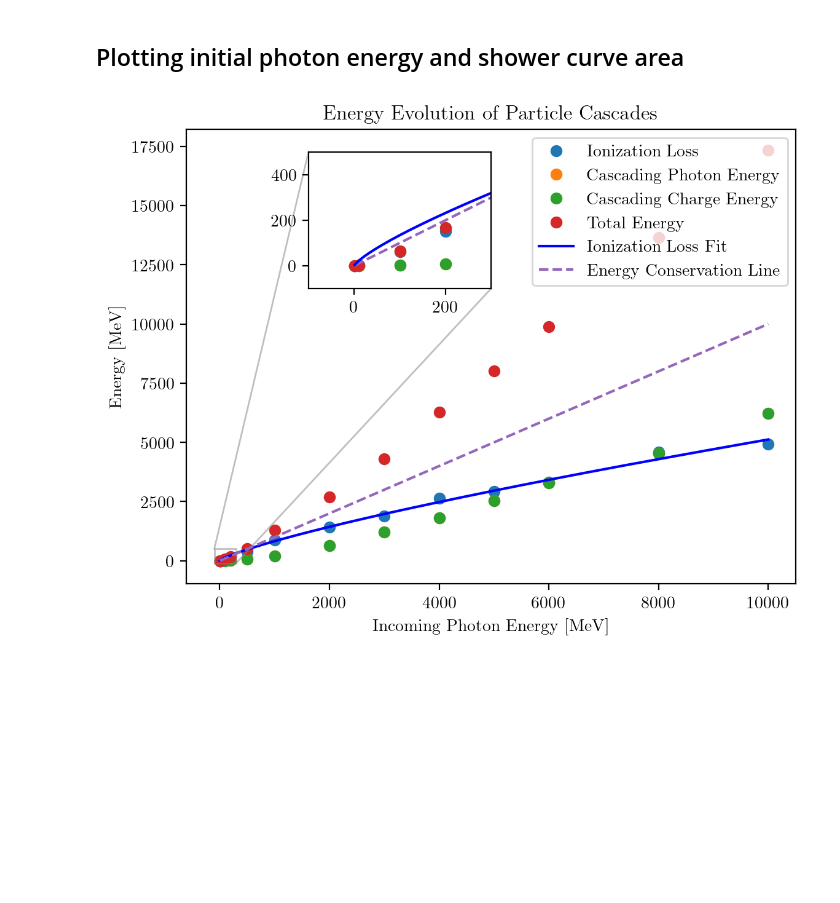
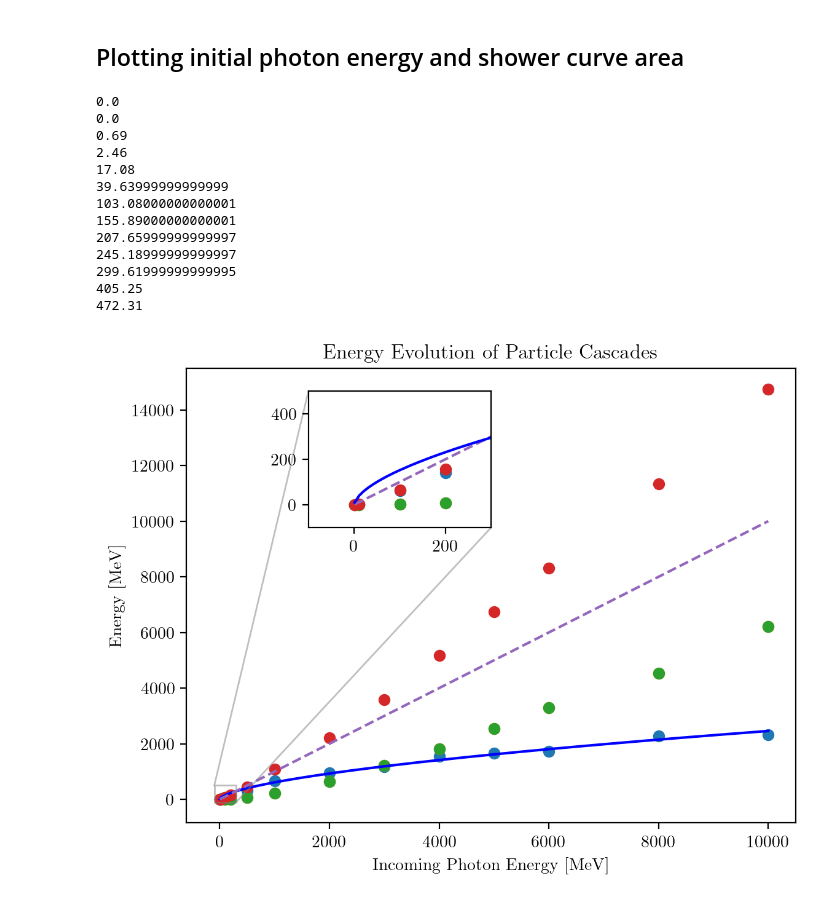
Before and after one commit to mattketk/particle-cascade, a Jupyter notebook: notebooks/ParticleCascade.ipynb, the cells around one changed output. Cells and saved outputs as stored; diff of their text form; code cells hidden in the pictures; blank space fills up the shorter version.

```diff
--- a/notebooks/ParticleCascade.ipynb
+++ b/notebooks/ParticleCascade.ipynb
@@ -310,7 +310,19 @@ for e in incoming_energies:
     bin_counts, bin_edges = np.histogram(total_charged['Depth (g/cm2)'], bins=100)
     bin_counts = np.divide(bin_counts, n_trials)
     bin_centers = (bin_edges[1:] + bin_edges[:-1])/2
-    shower_areas.append(ion_loss_rate * np.trapz(bin_counts, bin_centers))
+    # integrate shower curve inside the block of lead
+    in_mat_counts = bin_counts[bin_centers < mat_radiation_length]
+    in_mat_centers = bin_centers[bin_centers < mat_radiation_length]
+    in_mat_contribution = ion_loss_rate * np.trapz(in_mat_counts, in_mat_centers)
+
+    # add ionization contributions from particles that left
+    # the block of lead
+    escaped_counts = bin_counts[bin_centers >= mat_radiation_length].sum()
+    print(escaped_counts)
+    escaped_contribution = ion_loss_rate * mat_radiation_length * escaped_counts
+    shower_areas.append(in_mat_contribution)
+
+    # shower_areas.append(ion_loss_rate * np.trapz(bin_counts, bin_centers))
 
     remaining_charges = total_charged.to_numpy()
     remaining_charges = remaining_charges[remaining_charges[:, 2] > 0, 0]
@@ -336,32 +348,45 @@ results = inc_model.fit(y, params, x=x)
 x_fit = np.linspace(
     incoming_energies.min(),
     incoming_energies.max(),
     1000
 )
 
 fig, ax = plt.subplots(dpi=200)
 ax.plot(incoming_energies, shower_areas, 'o', label='Ionization Loss')
 ax.plot(incoming_energies, photon_energies, 'o', label='Cascading Photon Energy')
 ax.plot(incoming_energies, charged_energies, 'o', label='Cascading Charge Energy')
 ax.plot(incoming_energies, total_energies, 'o', label='Total Energy')
 ax.plot(x_fit, inc_model.eval(results.params, x=x_fit), label='Ionization Loss Fit', color='blue')
 ax.plot(x_fit, x_fit, linestyle='--', label='Energy Conservation Line')
 
 axin = ax.inset_axes([0.2, 0.65, 0.3, 0.3])
 axin.set_xlim(-100, 300)
 axin.set_ylim(-100, 500)
 ax.indicate_inset_zoom(axin)
 axin.plot(incoming_energies, shower_areas, 'o')
 axin.plot(incoming_energies, photon_energies, 'o')
 axin.plot(incoming_energies, charged_energies, 'o')
 axin.plot(incoming_energies, total_energies, 'o')
 axin.plot(x_fit, x_fit, linestyle='--')
 axin.plot(x_fit, inc_model.eval(results.params, x=x_fit), color='blue')
 ax.set_xlabel('Incoming Photon Energy [MeV]')
 ax.set_ylabel('Energy [MeV]')
 ax.set_title('Energy Evolution of Particle Cascades')
-ax.legend()
+# ax.legend()
 
 fig.savefig('../deliverables/figures/shower_area_vs_energy.pdf')
 # %% [output]
+0.0
+0.0
+0.69
+2.46
+17.08
+39.63999999999999
+103.08000000000001
+155.89000000000001
+207.65999999999997
+245.18999999999997
+299.61999999999995
+405.25
+472.31
-[figure, old version]
+[figure, new version]
```
Also changed, not shown: 1 other file.
